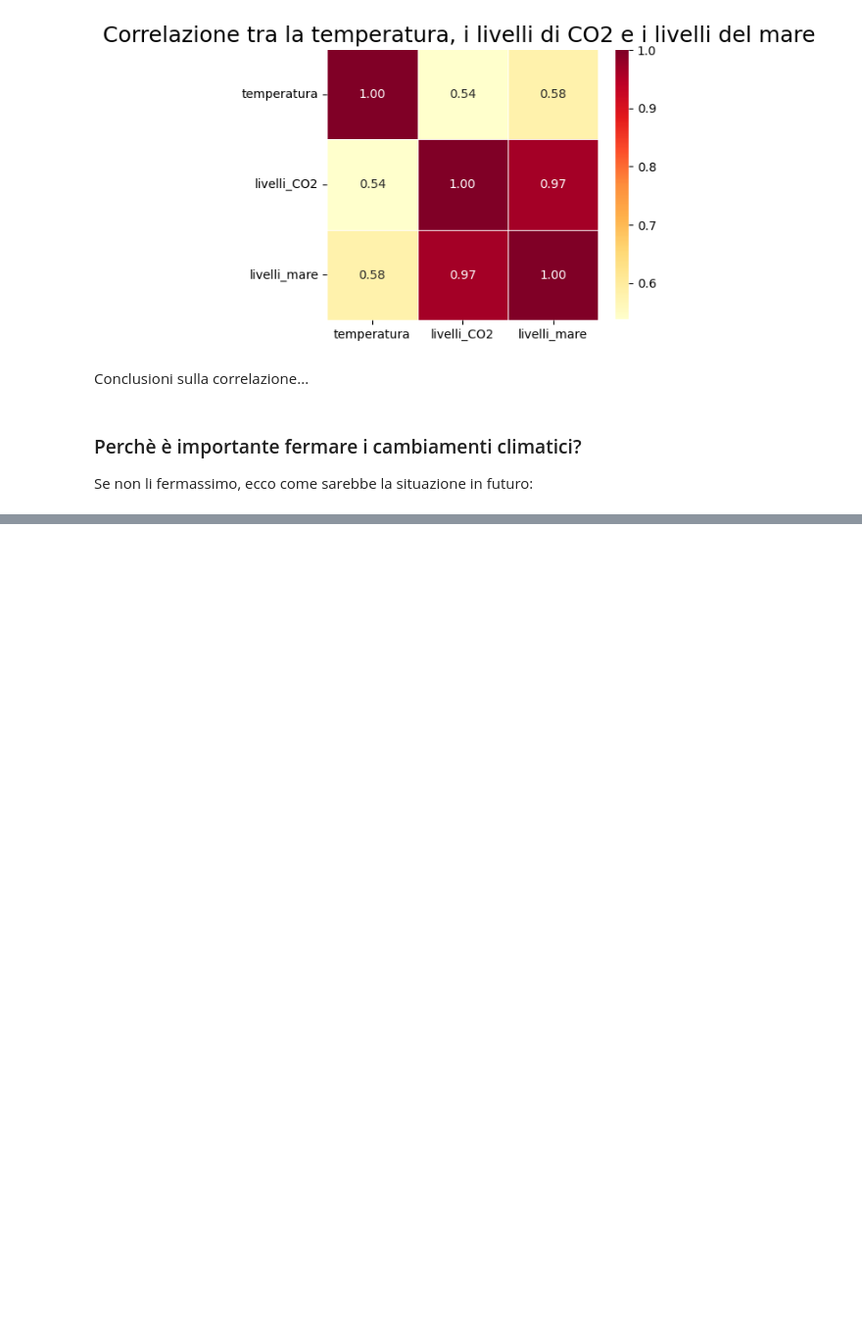
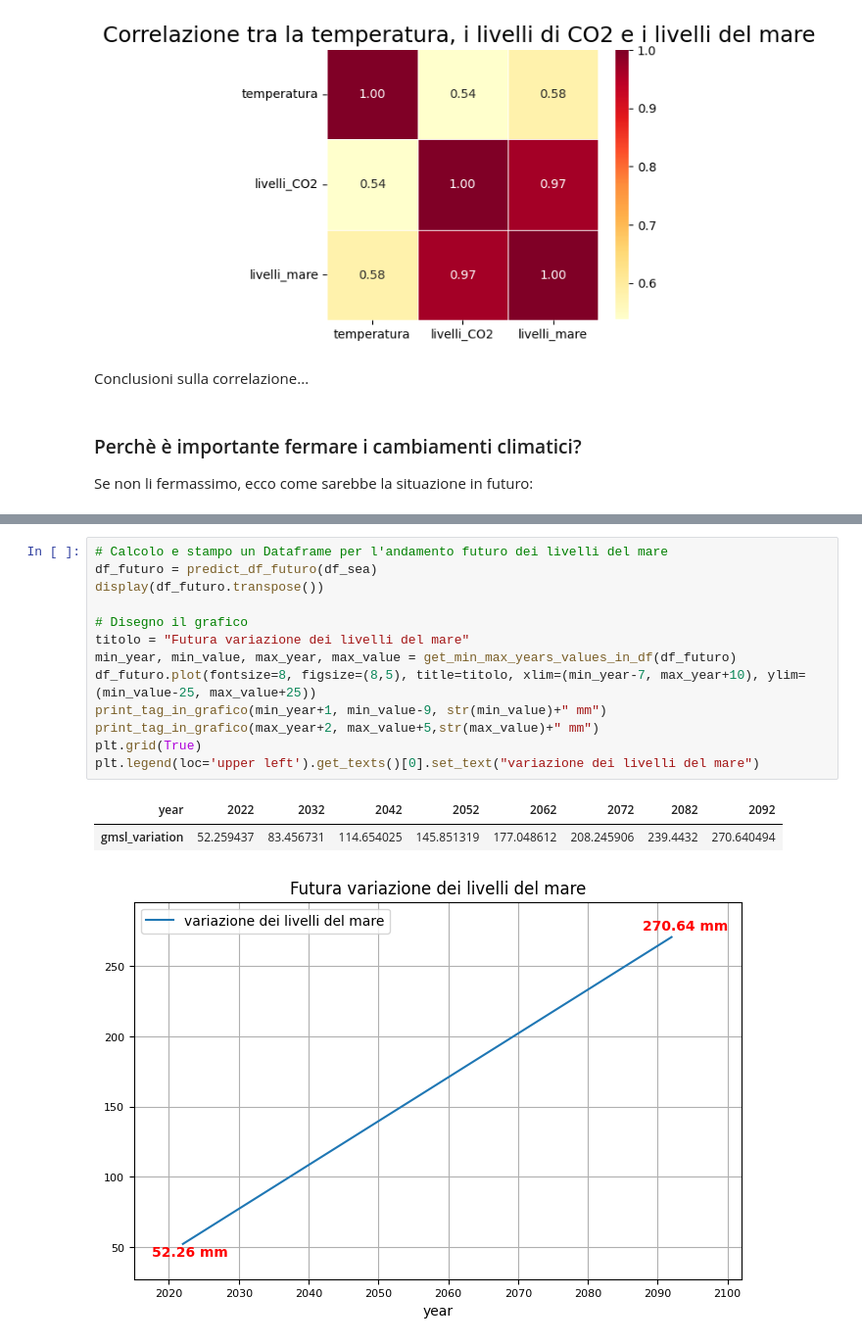
Before and after one commit to ElenaCurti/big-data, a Jupyter notebook: Attivita_03_DataAnalytics/file.ipynb, the cells around one changed output, grey strips where cells are left out. Shown at 98% size. Drawn from its saved outputs; the diff is of its cells as text; blank space fills up the shorter version.

```diff
--- a/Attivita_03_DataAnalytics/file.ipynb
+++ b/Attivita_03_DataAnalytics/file.ipynb
@@ -600,0 +589,17 @@ temp_media
+# %%
+# Calcolo e stampo un Dataframe per l'andamento futuro dei livelli del mare
+df_futuro = predict_df_futuro(df_sea)
+display(df_futuro.transpose())
+
+# Disegno il grafico
+titolo = "Futura variazione dei livelli del mare"
+min_year, min_value, max_year, max_value = get_min_max_years_values_in_df(df_futuro)
+df_futuro.plot(fontsize=8, figsize=(8,5), title=titolo, xlim=(min_year-7, max_year+10), ylim=(min_value-25, max_value+25))
+print_tag_in_grafico(min_year+1, min_value-9, str(min_value)+" mm")
+print_tag_in_grafico(max_year+2, max_value+5,str(max_value)+" mm")
+plt.grid(True)
+plt.legend(loc='upper left').get_texts()[0].set_text("variazione dei livelli del mare")
+# %% [output]
+| year | 2022 | 2032 | 2042 | 2052 | 2062 | 2072 | 2082 | 2092 |
+| gmsl_variation | 52.259437 | 83.456731 | 114.654025 | 145.851319 | 177.048612 | 208.245906 | 239.4432 | 270.640494 |
+[figure, added]
```
Also changed, not shown: parts of 6 cells of this notebook.
